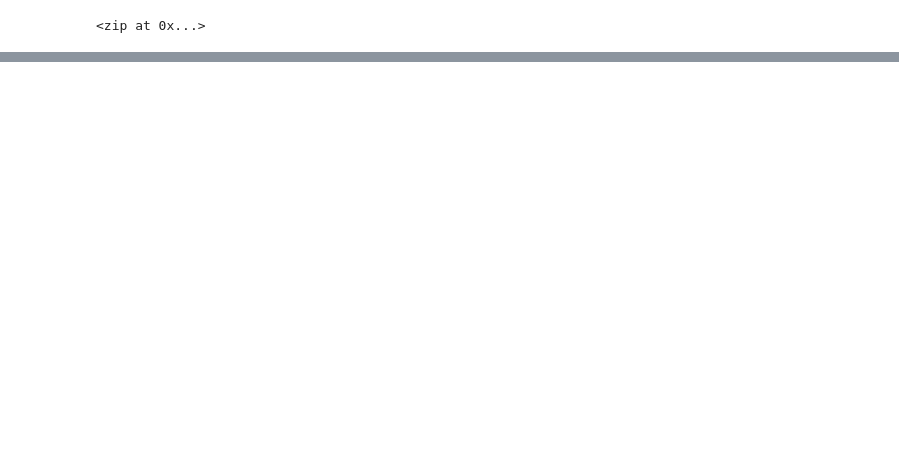
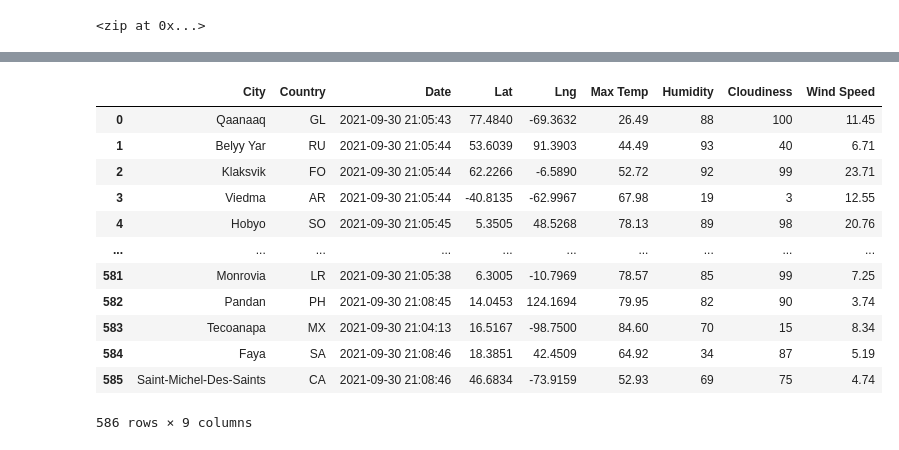
Before and after one commit to danjoyce6/World_Weather_Analysis, a Jupyter notebook: WeatherPy.ipynb, the cells around one changed output, grey strips where cells are left out. Drawn from its saved outputs; the diff is of its cells as text; code cells hidden in the pictures; blank space fills up the shorter version.

Commit message:
Adding in WeatherPy file and .gitignore

```diff
--- a/WeatherPy.ipynb
+++ b/WeatherPy.ipynb
@@ -33,0 +40,3 @@ len(cities)
+# %%
+# Starting URL for Weather Map API Call.
+url = "http://api.openweathermap.org/data/2.5/weather?units=Imperial&APPID=" + weather_api_key
@@ -33,0 +124,4 @@ len(cities)
+# %%
+# Convert the array of dictionaries to a Pandas DataFrame.
+city_data_df = pd.DataFrame(city_data)
+city_data_df.head(10)
@@ -33,0 +140,20 @@ len(cities)
+# %%
+# Reorder the columns in the data
+new_column_order = ["City", "Country", "Date", "Lat", "Lng", "Max Temp", "Humidity", "Cloudiness", "Wind Speed"]
+# %%
+city_data_df = city_data_df[new_column_order]
+city_data_df
+# %% [output]
+|  | City | Country | Date | Lat | Lng | Max Temp | Humidity | Cloudiness | Wind Speed |
+| 0 | Qaanaaq | GL | 2021-09-30 21:05:43 | 77.4840 | -69.3632 | 26.49 | 88 | 100 | 11.45 |
+| 1 | Belyy Yar | RU | 2021-09-30 21:05:44 | 53.6039 | 91.3903 | 44.49 | 93 | 40 | 6.71 |
+| 2 | Klaksvik | FO | 2021-09-30 21:05:44 | 62.2266 | -6.5890 | 52.72 | 92 | 99 | 23.71 |
+| 3 | Viedma | AR | 2021-09-30 21:05:44 | -40.8135 | -62.9967 | 67.98 | 19 | 3 | 12.55 |
+| 4 | Hobyo | SO | 2021-09-30 21:05:45 | 5.3505 | 48.5268 | 78.13 | 89 | 98 | 20.76 |
+| ... | ... | ... | ... | ... | ... | ... | ... | ... | ... |
+| 581 | Monrovia | LR | 2021-09-30 21:05:38 | 6.3005 | -10.7969 | 78.57 | 85 | 99 | 7.25 |
+| 582 | Pandan | PH | 2021-09-30 21:08:45 | 14.0453 | 124.1694 | 79.95 | 82 | 90 | 3.74 |
+| 583 | Tecoanapa | MX | 2021-09-30 21:04:13 | 16.5167 | -98.7500 | 84.60 | 70 | 15 | 8.34 |
+| 584 | Faya | SA | 2021-09-30 21:08:46 | 18.3851 | 42.4509 | 64.92 | 34 | 87 | 5.19 |
+| 585 | Saint-Michel-Des-Saints | CA | 2021-09-30 21:08:46 | 46.6834 | -73.9159 | 52.93 | 69 | 75 | 4.74 |
+586 rows × 9 columns
```
Also changed, not shown: parts of 6 cells of this notebook, 2 other files.
